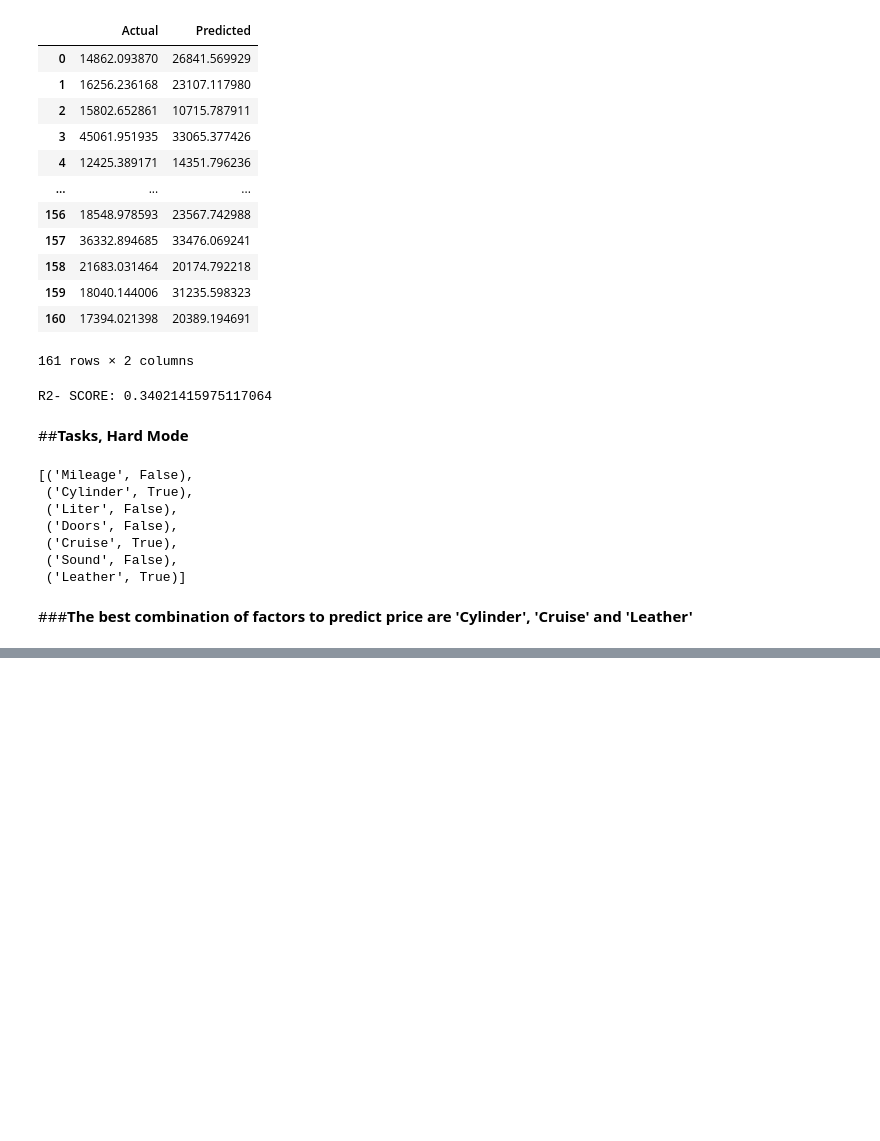
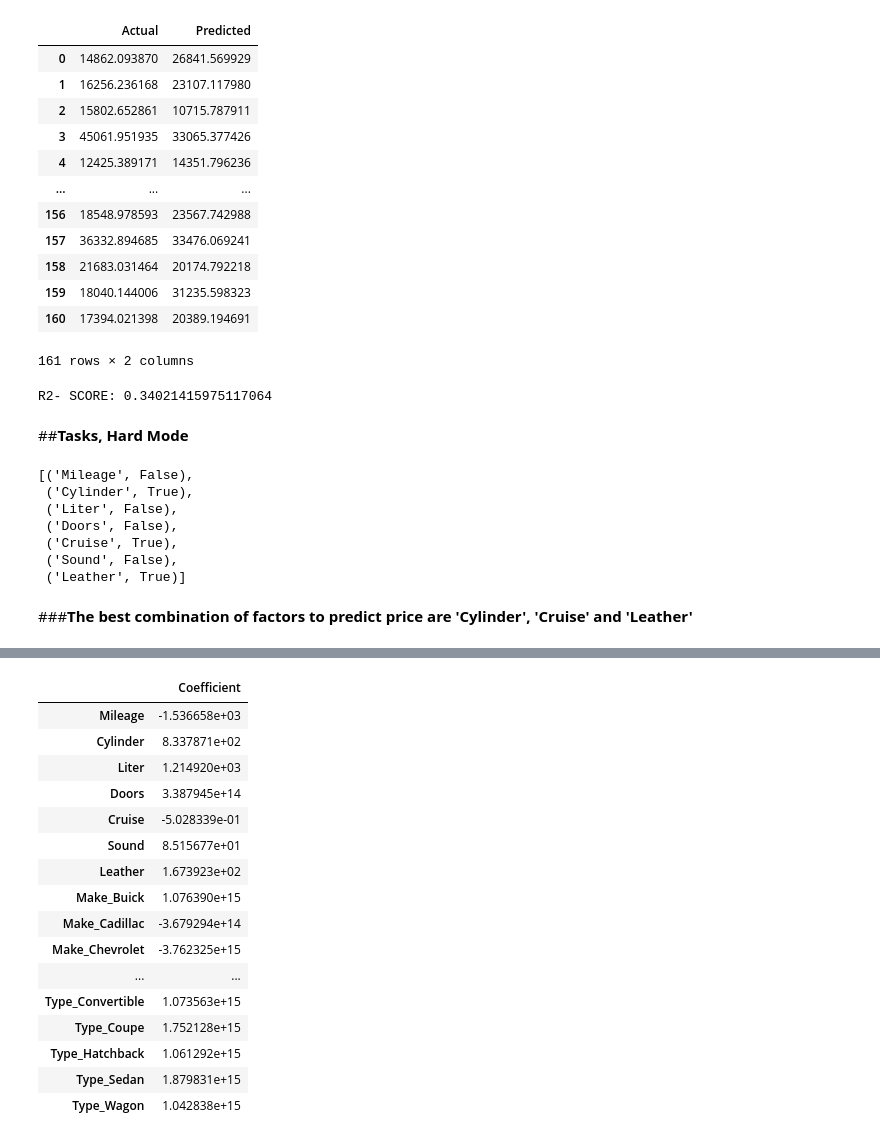
Before and after one commit to karanpk02/TASK_6, a Jupyter notebook: Assignment8.ipynb, the cells around one changed output, grey strips where cells are left out. Drawn from its saved outputs; the diff is of its cells as text; code cells hidden in the pictures; blank space fills up the shorter version.

```diff
--- a/Assignment8.ipynb
+++ b/Assignment8.ipynb
@@ -394,0 +433,3 @@ df = pd.read_csv("https://raw.githubusercontent.com/karanpk02/TASK_6/main/car_da
+# %%
+X = df[b].values#array of features
+y = df['Price'].values
@@ -394,0 +453,22 @@ df = pd.read_csv("https://raw.githubusercontent.com/karanpk02/TASK_6/main/car_da
+# %%
+coeff_df = pd.DataFrame(regressor.coef_,[b], columns=['Coefficient'])
+y_pred = regressor.predict(X_test_scaled)
+coeff_df
+# %% [output]
+|  | Coefficient |
+| Mileage | -1.536658e+03 |
+| Cylinder | 8.337871e+02 |
+| Liter | 1.214920e+03 |
+| Doors | 3.387945e+14 |
+| Cruise | -5.028339e-01 |
+| Sound | 8.515677e+01 |
+| Leather | 1.673923e+02 |
+| Make_Buick | 1.076390e+15 |
+| Make_Cadillac | -3.679294e+14 |
+| Make_Chevrolet | -3.762325e+15 |
+| ... | ... |
+| Type_Convertible | 1.073563e+15 |
+| Type_Coupe | 1.752128e+15 |
+| Type_Hatchback | 1.061292e+15 |
+| Type_Sedan | 1.879831e+15 |
+| Type_Wagon | 1.042838e+15 |
```
Also changed, not shown: parts of 19 cells of this notebook.
